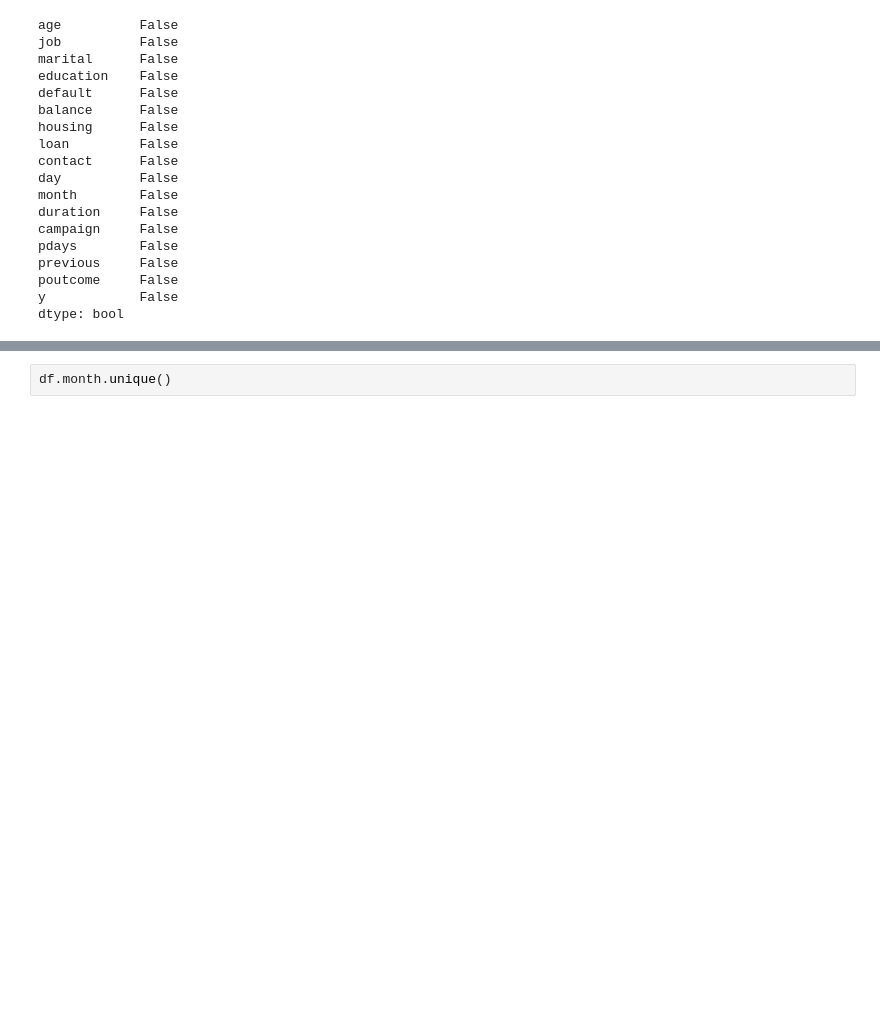
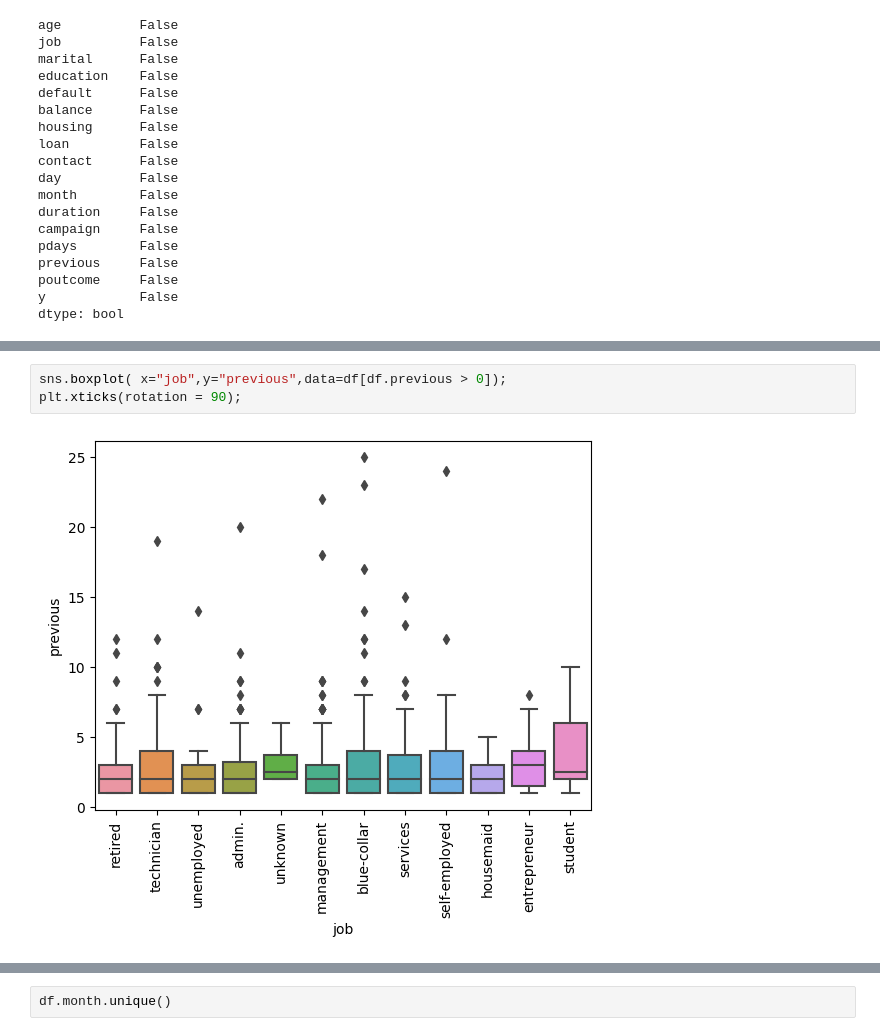
Before and after one commit to lelandjmurrin/Python_Project_Bank_Marketing, a Jupyter notebook: Bank_Marketing_Python_Project_Main.ipynb, the cells around one changed output, grey strips where cells are left out. Saved outputs shown, nothing was run; the diff lists cells and outputs as text; blank space fills up the shorter version.

```diff
--- a/Bank_Marketing_Python_Project_Main.ipynb
+++ b/Bank_Marketing_Python_Project_Main.ipynb
@@ -99,0 +154,5 @@ dtype: bool
+# %%
+sns.boxplot( x="job",y="previous",data=df[df.previous > 0]);
+plt.xticks(rotation = 90);
+# %% [output]
+[figure, added]
```
Also changed, not shown: parts of 14 cells of this notebook.
